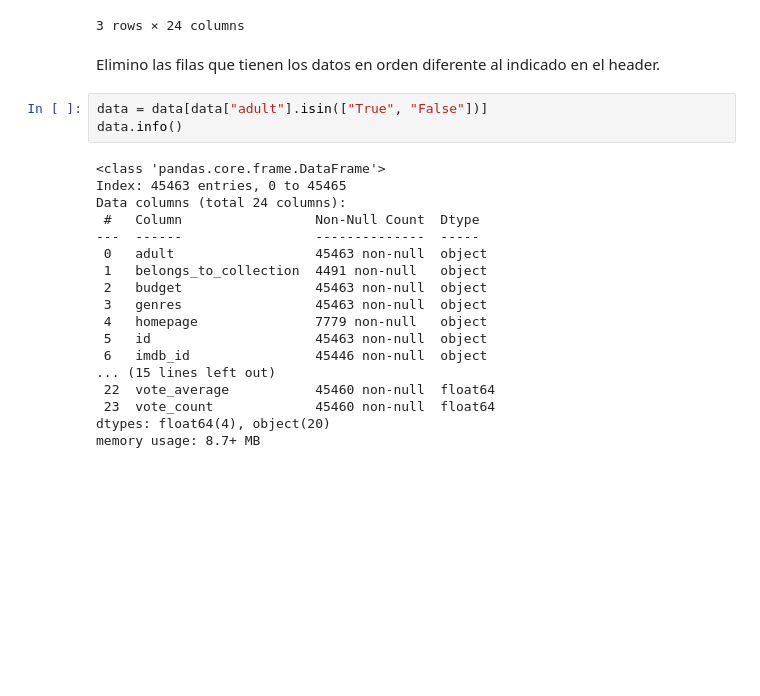
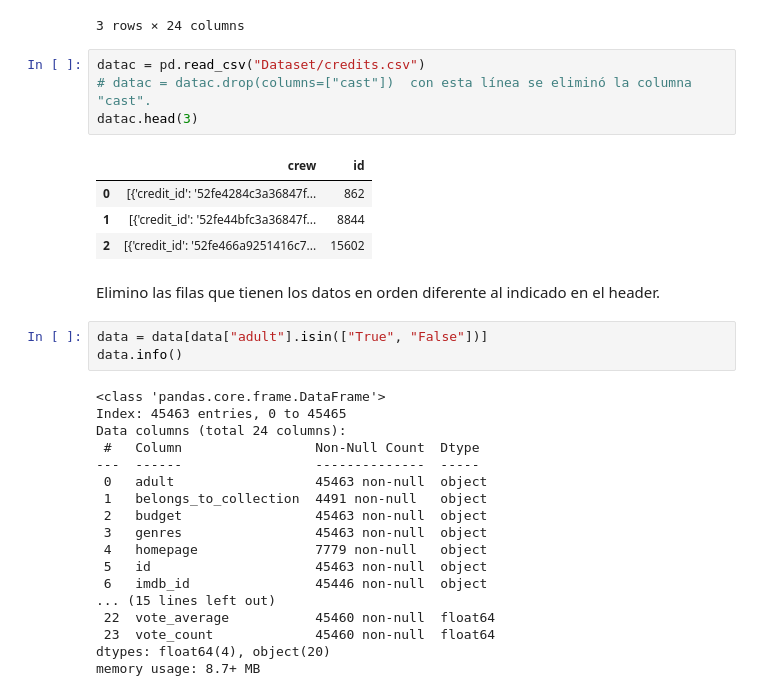
Before and after one commit to anahmilena/movies_recommendation, a Jupyter notebook: transformation.ipynb, the cells around one changed output. Drawn from its saved outputs; the diff is of its cells as text; blank space fills up the shorter version.

```diff
--- a/transformation.ipynb
+++ b/transformation.ipynb
@@ -11,6 +11,15 @@ data.head(3)
 | 1 | False | NaN | 65000000 | [{'id': 12, 'name': 'Adventure'},... | NaN | 8844 | tt0113497 | en | ... |
 | 2 | False | {'id': 119050, 'name': 'Grumpy Ol... | 0 | [{'id': 10749, 'name': 'Romance'}... | NaN | 15602 | tt0113228 | en | ... |
 3 rows × 24 columns
+# %%
+datac = pd.read_csv("Dataset/credits.csv")
+# datac = datac.drop(columns=["cast"])  con esta línea se eliminó la columna "cast".
+datac.head(3)
+# %% [output]
+|  | crew | id |
+| 0 | [{'credit_id': '52fe4284c3a36847f... | 862 |
+| 1 | [{'credit_id': '52fe44bfc3a36847f... | 8844 |
+| 2 | [{'credit_id': '52fe466a9251416c7... | 15602 |
 # %% [markdown]
 Elimino las filas que tienen los datos en orden diferente al indicado en el header.
 # %%
```
Also changed, not shown: parts of 14 cells of this notebook, 4 other files.
